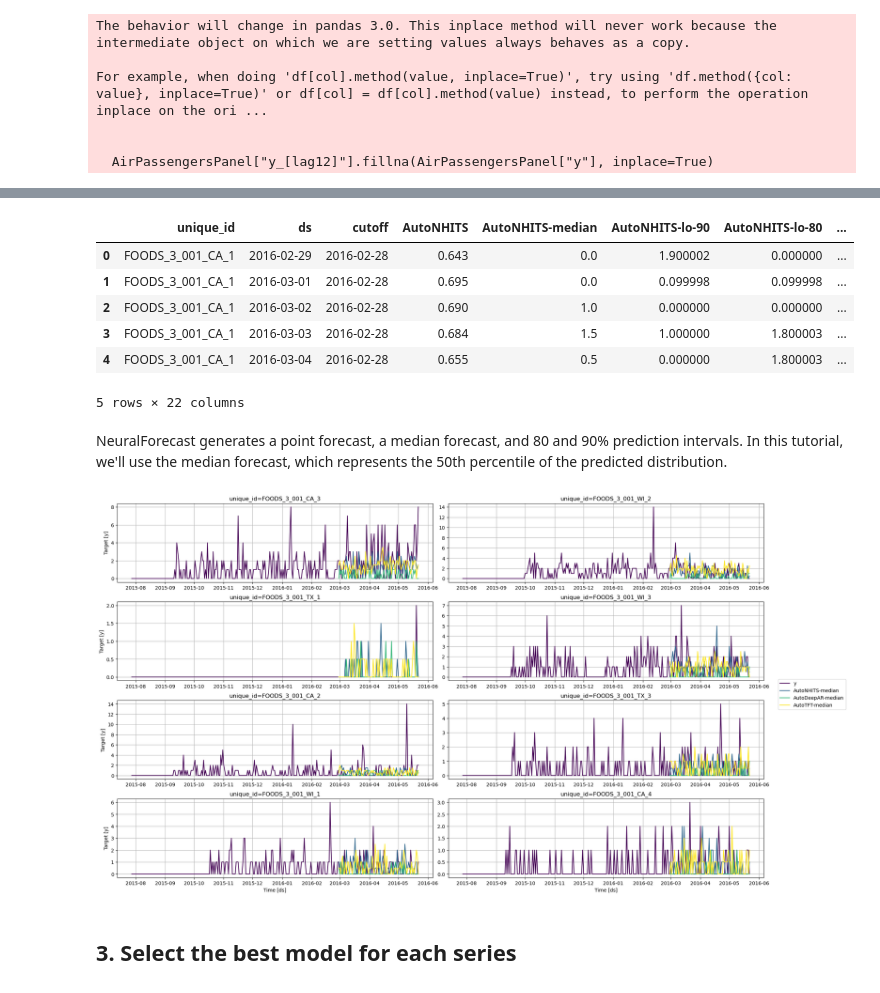
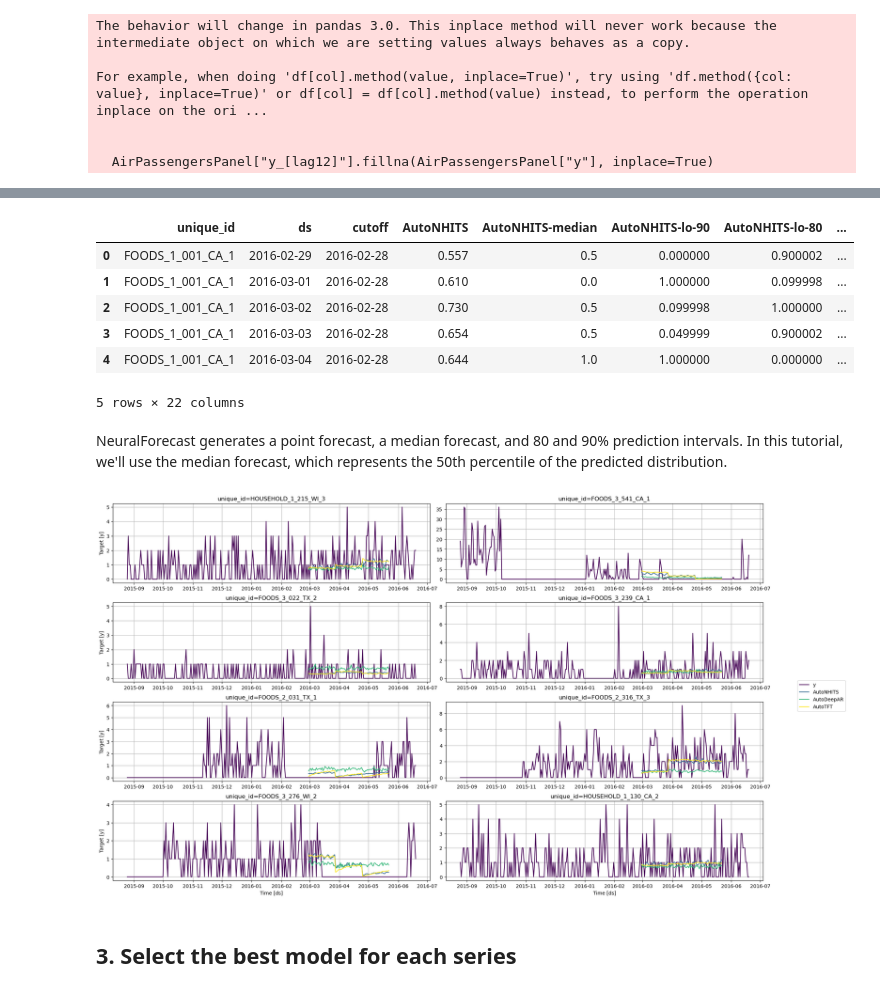
Before and after one commit to MMenchero/NeuralForecast-tutorial, a Jupyter notebook: neuralforecast-tutorial.ipynb, the cells around one changed output, grey strips where cells are left out. Saved outputs shown, nothing was run; the diff lists cells and outputs as text; code cells hidden in the pictures.

```diff
--- a/neuralforecast-tutorial.ipynb
+++ b/neuralforecast-tutorial.ipynb
@@ -31,7 +31,7 @@ Y_df = Y_df.rename(columns={
 Y_df['ds'] = pd.to_datetime(Y_df['ds'])
 Y_df['unique_id'] = Y_df['unique_id'].astype(str)
 
-Y_df = Y_df[Y_df['unique_id'].str.startswith("FOODS_3_001")].reset_index(drop=True) # use this line for a sample of the data
+#Y_df = Y_df[Y_df['unique_id'].str.startswith("FOODS_3_001")].reset_index(drop=True) # use this line for a sample of the data
 # %% [markdown]
 We'll use the `plot_series` function from [utilsforecast](https://nixtlaverse.nixtla.io/utilsforecast/index.html) to visualize the data. utilsforecast is another Python library from Nixtla designed to support various forecasting tasks.
 # %%
@@ -133,11 +158,11 @@ cv_df = cv_df.reset_index()
 cv_df.head()
 # %% [output]
 |  | unique_id | ds | cutoff | AutoNHITS | AutoNHITS-median | AutoNHITS-lo-90 | AutoNHITS-lo-80 | ... |
-| 0 | FOODS_3_001_CA_1 | 2016-02-29 | 2016-02-28 | 0.643 | 0.0 | 1.900002 | 0.000000 | ... |
-| 1 | FOODS_3_001_CA_1 | 2016-03-01 | 2016-02-28 | 0.695 | 0.0 | 0.099998 | 0.099998 | ... |
-| 2 | FOODS_3_001_CA_1 | 2016-03-02 | 2016-02-28 | 0.690 | 1.0 | 0.000000 | 0.000000 | ... |
-| 3 | FOODS_3_001_CA_1 | 2016-03-03 | 2016-02-28 | 0.684 | 1.5 | 1.000000 | 1.800003 | ... |
-| 4 | FOODS_3_001_CA_1 | 2016-03-04 | 2016-02-28 | 0.655 | 0.5 | 0.000000 | 1.800003 | ... |
+| 0 | FOODS_1_001_CA_1 | 2016-02-29 | 2016-02-28 | 0.557 | 0.5 | 0.000000 | 0.900002 | ... |
+| 1 | FOODS_1_001_CA_1 | 2016-03-01 | 2016-02-28 | 0.610 | 0.0 | 1.000000 | 0.099998 | ... |
+| 2 | FOODS_1_001_CA_1 | 2016-03-02 | 2016-02-28 | 0.730 | 0.5 | 0.099998 | 1.000000 | ... |
+| 3 | FOODS_1_001_CA_1 | 2016-03-03 | 2016-02-28 | 0.654 | 0.5 | 0.049999 | 0.900002 | ... |
+| 4 | FOODS_1_001_CA_1 | 2016-03-04 | 2016-02-28 | 0.644 | 1.0 | 1.000000 | 0.000000 | ... |
 5 rows × 22 columns
 # %%
 #cv_df.to_csv('cv_df.csv', index=False) # this is a temporary line to load results locally without running the cross-validation again
@@ -145,11 +170,11 @@ cv_df = pd.read_csv('cv_df.csv')
 # %% [markdown]
 NeuralForecast generates a point forecast, a median forecast, and 80 and 90% prediction intervals. In this tutorial, we'll use the median forecast, which represents the 50th percentile of the predicted distribution.
 # %%
-cv_df = cv_df[['unique_id', 'ds', 'cutoff', 'y', 'AutoNHITS-median', 'AutoDeepAR-median', 'AutoTFT-median']]
+cv_df = cv_df[['unique_id', 'ds', 'cutoff', 'y', 'AutoNHITS', 'AutoDeepAR', 'AutoTFT']]
 
 plot_series(Y_df, cv_df.drop(columns=['y', 'cutoff']), max_insample_length=300)
 # %% [output]
-[figure, old version]
+[figure, new version]
 # %% [markdown]
 ## 3. Select the best model for each series
 # %% [markdown]
```
Also changed, not shown: parts of 24 cells of this notebook.
